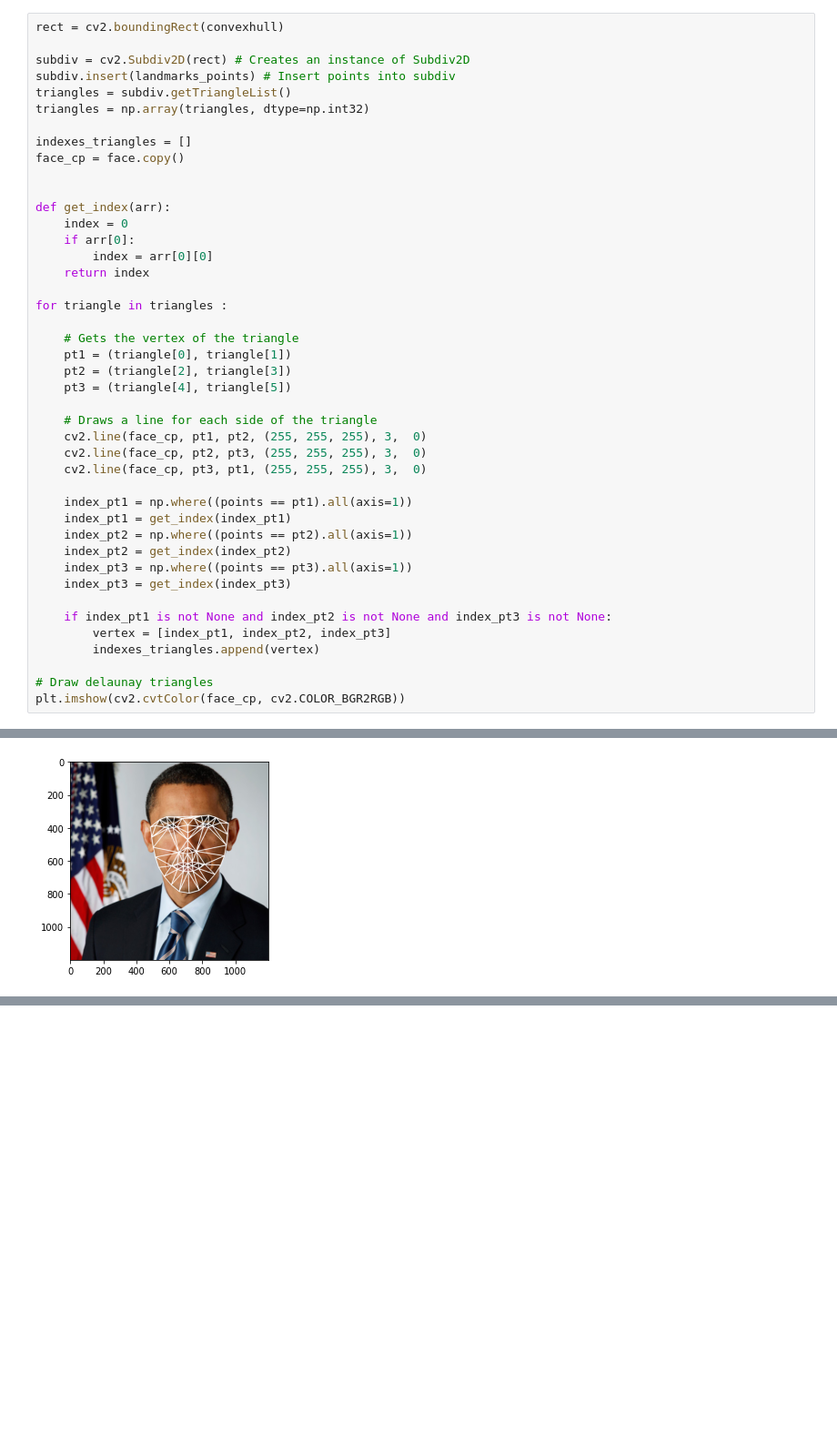
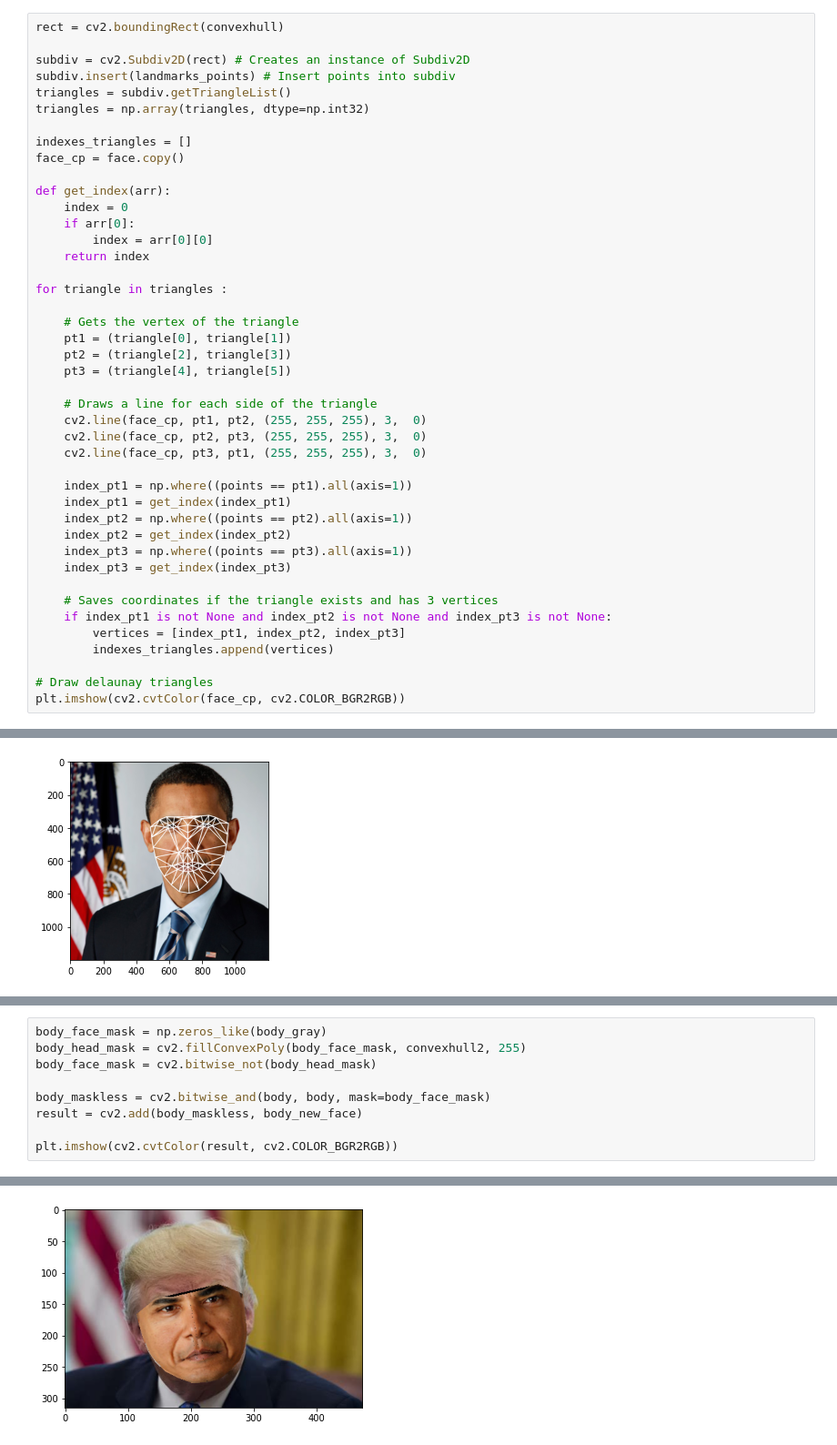
Before and after one commit to guipleite/CV2-Face-Swap, a Jupyter notebook: face_swap.ipynb, the cells around one changed output, grey strips where cells are left out. Shown: that part at 91% size. Saved outputs shown, nothing was run; the diff lists cells and outputs as text; blank space fills up the shorter version.

```diff
--- a/face_swap.ipynb
+++ b/face_swap.ipynb
@@ -64,7 +71,6 @@ triangles = np.array(triangles, dtype=np.int32)
 
 indexes_triangles = []
 face_cp = face.copy()
-
 
 def get_index(arr):
     index = 0
@@ -91,9 +97,10 @@ for triangle in triangles :
     index_pt3 = np.where((points == pt3).all(axis=1))
     index_pt3 = get_index(index_pt3)
 
+    # Saves coordinates if the triangle exists and has 3 vertices
     if index_pt1 is not None and index_pt2 is not None and index_pt3 is not None:
-        vertex = [index_pt1, index_pt2, index_pt3]
-        indexes_triangles.append(vertex)
+        vertices = [index_pt1, index_pt2, index_pt3]
+        indexes_triangles.append(vertices)
 
 # Draw delaunay triangles
 plt.imshow(cv2.cvtColor(face_cp, cv2.COLOR_BGR2RGB))
@@ -108,0 +205,10 @@ face_gray.shape
+# %%
+body_face_mask = np.zeros_like(body_gray)
+body_head_mask = cv2.fillConvexPoly(body_face_mask, convexhull2, 255)
+body_face_mask = cv2.bitwise_not(body_head_mask)
+
+body_maskless = cv2.bitwise_and(body, body, mask=body_face_mask)
+result = cv2.add(body_maskless, body_new_face)
+
+plt.imshow(cv2.cvtColor(result, cv2.COLOR_BGR2RGB))
+# %% [output]
@@ -108,0 +216 @@ face_gray.shape
+[figure, added]
```
Also changed, not shown: parts of 14 cells of this notebook.
